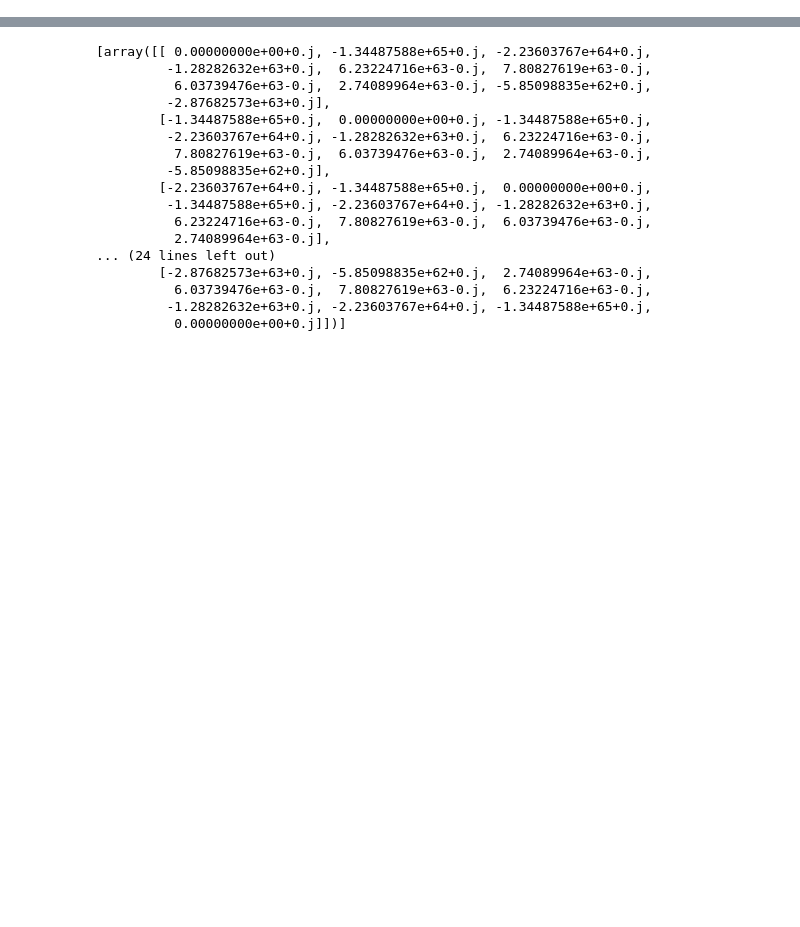
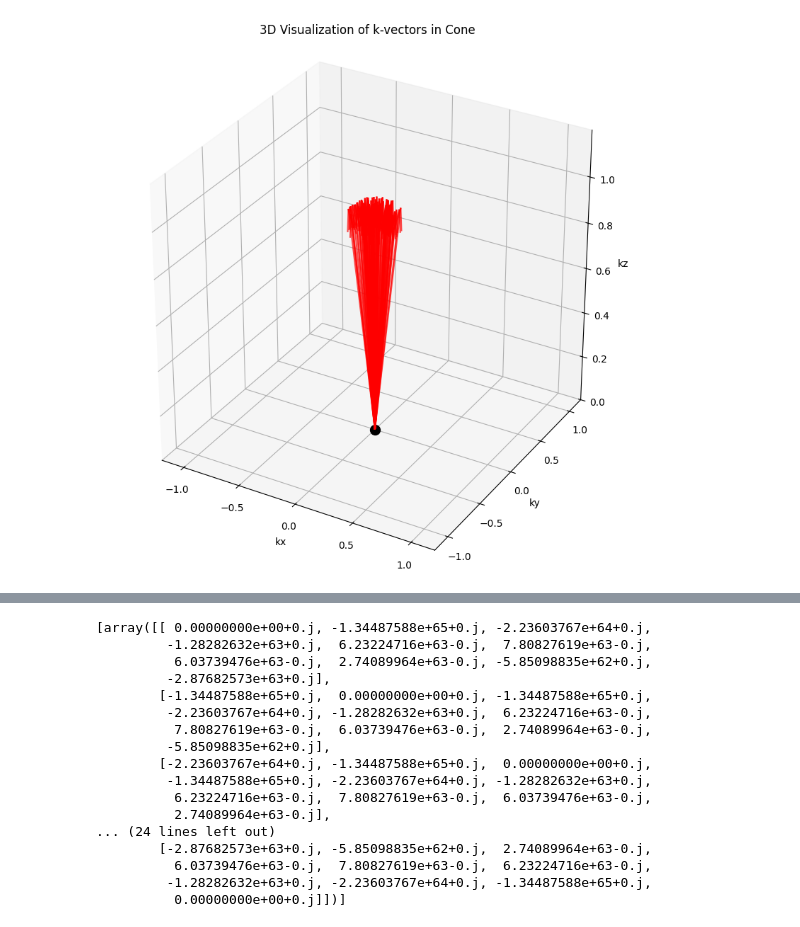
Before and after one commit to MPoitrinal/Truncated-Wigner, a Jupyter notebook: main.ipynb, the cells around one changed output, grey strips where cells are left out. Saved outputs shown, nothing was run; the diff lists cells and outputs as text; code cells hidden in the pictures; blank space fills up the shorter version.

```diff
--- a/main.ipynb
+++ b/main.ipynb
@@ -114,0 +525,42 @@ plot_R_t(magnetizations_list, t_list, Gammas, J_matrices, listNumparticles, Gamm
+# %%
+# Create a 3D plot of the k-vectors
+import matplotlib.pyplot as plt
+from mpl_toolkits.mplot3d import Axes3D
+import numpy as np
+k_vectors = generate_k_vectors_in_cone([0,0,1], 0.2, 100)
+# Create a new figure with 3D projection
+fig = plt.figure(figsize=(10, 8))
+ax = fig.add_subplot(111, projection='3d')
+
+# Extract x, y, z components from k_vectors
+x = k_vectors[:, 0]
+y = k_vectors[:, 1]
+z = k_vectors[:, 2]
+
+# Plot the k-vectors as arrows
+for i in range(len(k_vectors)):
+    ax.quiver(0, 0, 0, x[i], y[i], z[i], color='r', alpha=0.7,
+              arrow_length_ratio=0.1, linewidth=1.5)
+
+# Set labels and title
+ax.set_xlabel('kx')
+ax.set_ylabel('ky')
+ax.set_zlabel('kz')
+ax.set_title('3D Visualization of k-vectors in Cone')
+
+# Set equal aspect ratio for all axes
+ax.set_box_aspect([1, 1, 1])
+
+# Add a point at the origin
+ax.scatter(0, 0, 0, c='k', marker='o', s=100)
+
+# Set axis limits to make arrows more visible
+max_val = np.max(np.abs(k_vectors)) * 1.2
+ax.set_xlim([-max_val, max_val])
+ax.set_ylim([-max_val, max_val])
+ax.set_zlim([0, max_val])
+
+plt.tight_layout()
+plt.show()
+# %% [output]
+[figure, added]
```
Also changed, not shown: parts of 21 cells of this notebook, 5 other files.
